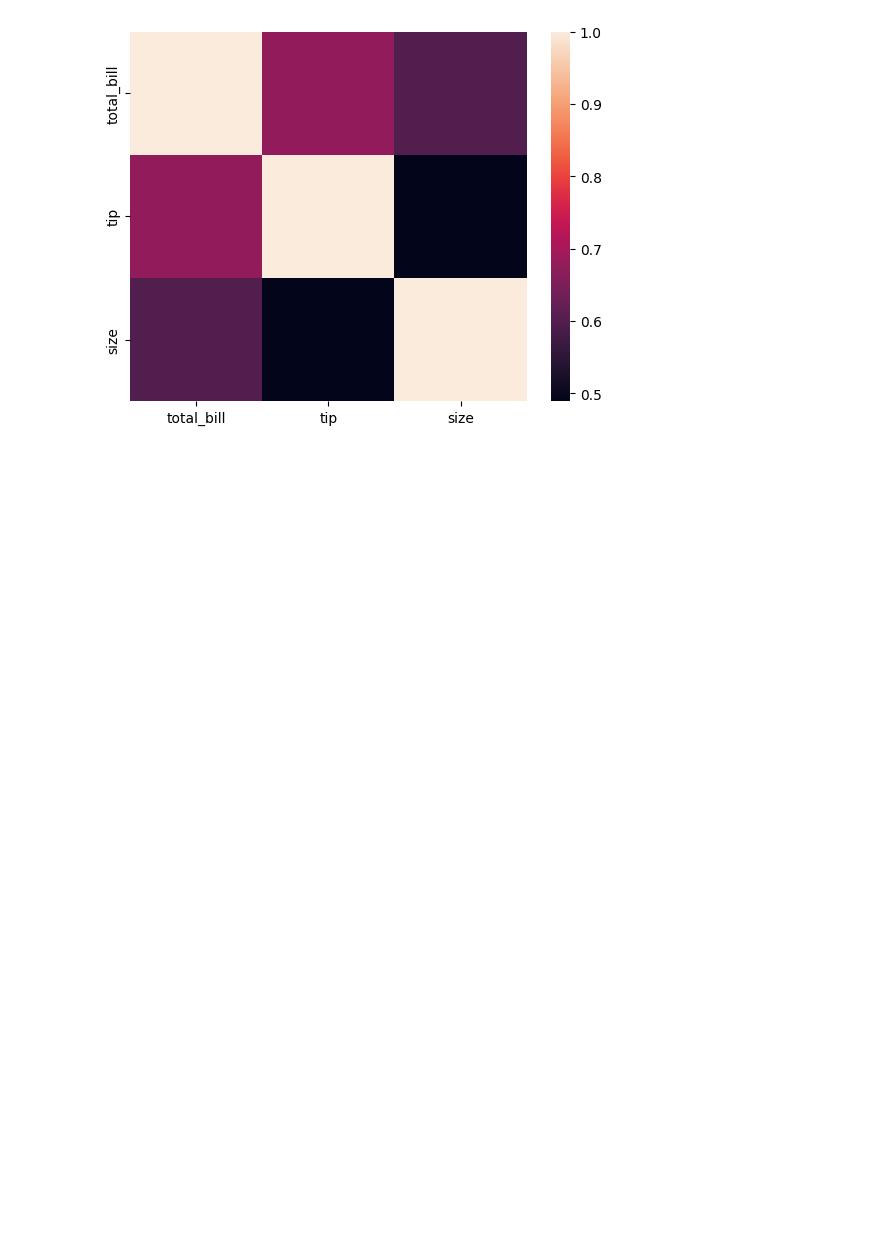
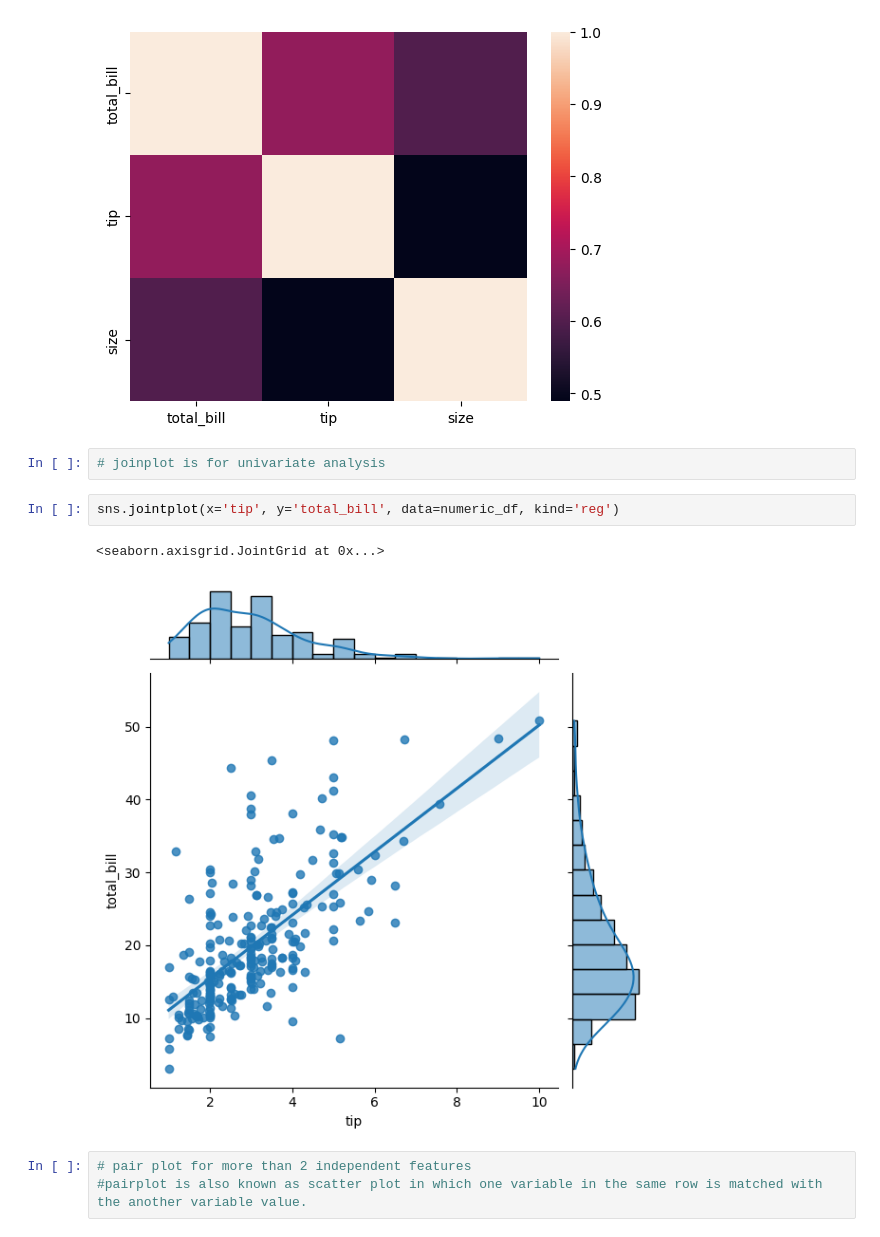
Before and after one commit to diyagoyal18/Python-Basics, a Jupyter notebook: seaborn/seaborn.ipynb, the cells around one changed output. Saved outputs shown, nothing was run; the diff lists cells and outputs as text; blank space fills up the shorter version.

Commit message:
seaborn

```diff
--- a/seaborn/seaborn.ipynb
+++ b/seaborn/seaborn.ipynb
@@ -41,3 +41,13 @@ sns.heatmap(numeric_df.corr( ))
 # %% [output]
 <Axes: >
 [figure]
+# %%
+# joinplot is for univariate analysis
+# %%
+sns.jointplot(x='tip', y='total_bill', data=numeric_df, kind='reg')
+# %% [output]
+<seaborn.axisgrid.JointGrid at 0x...>
+[figure, added]
+# %%
+# pair plot for more than 2 independent features
+#pairplot is also known as scatter plot in which one variable in the same row is matched with the another variable value.
```
Also changed, not shown: parts of 15 cells of this notebook.
